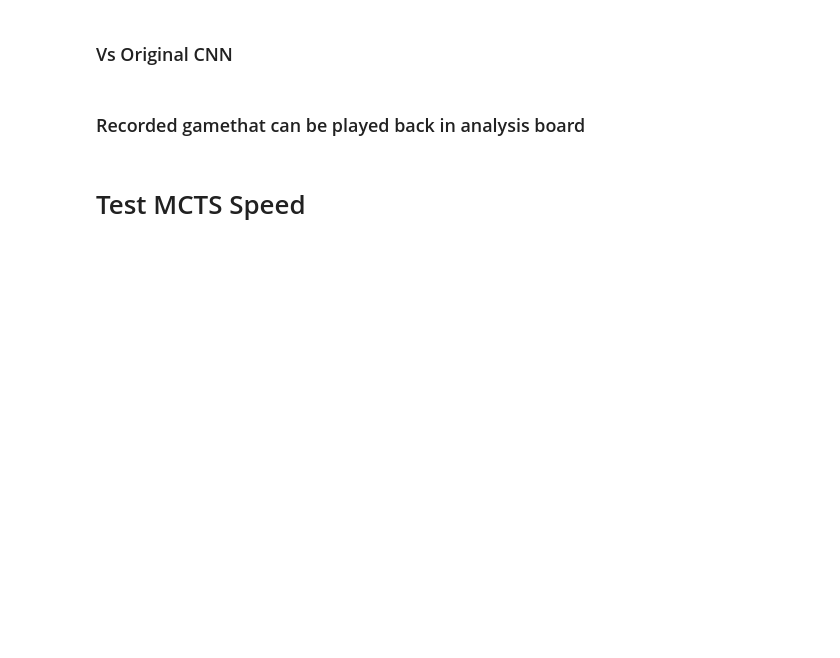
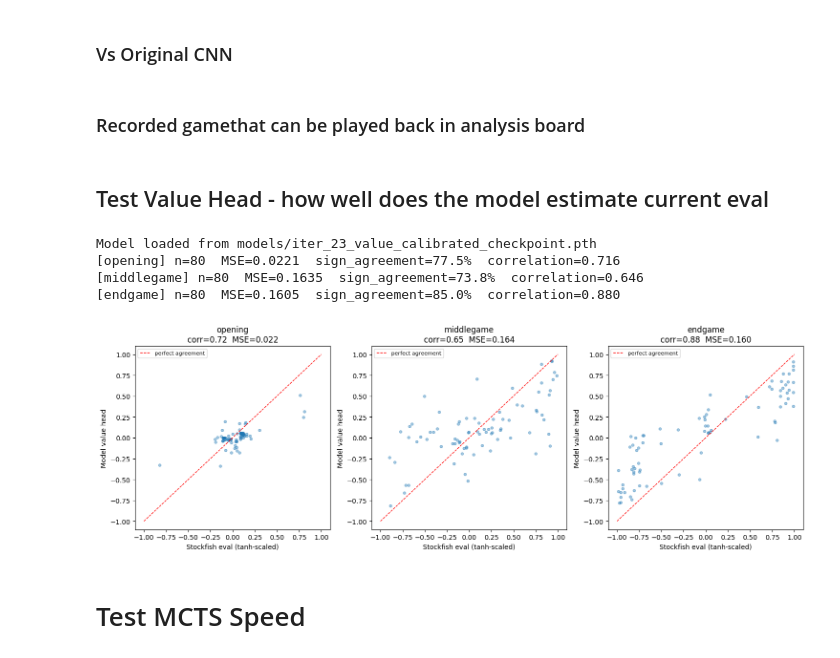
Before and after one commit to jordi-lete/Chess-AI, a Jupyter notebook: predict.ipynb, the cells around one changed output. Saved outputs shown, nothing was run; the diff lists cells and outputs as text; code cells hidden in the pictures; blank space fills up the shorter version.

Commit message:
add tests for value head

```diff
--- a/predict.ipynb
+++ b/predict.ipynb
@@ -27,8 +27,8 @@ class IterationMetrics:
 all_metrics: List[IterationMetrics] = []
 # %%
 model, device = RL_utils.load_resnet_model('models/value_calibrated_checkpoint.pth')
-# checkpoint = torch.load('models/rlmodel_buffer_iter9.pth', map_location=device, weights_only=False)
-# model.load_state_dict(checkpoint['model_state_dict'])
+checkpoint = torch.load('models/rlmodel_buffer_iter18.pth', map_location=device, weights_only=False)
+model.load_state_dict(checkpoint['model_state_dict'])
 model.eval()
 
 # cnn_model, device = RL_utils.load_resnet_model('models/CNN_ResNet.pth', input_channels=19)
@@ -169,8 +169,8 @@ def play_vs_stockfish(model, device, stockfish_path, num_games=40, stockfish_elo
     print(f"\nResults: {results}")
     return results
 # %%
-model, device = RL_utils.load_resnet_model('models/value_calibrated_checkpoint.pth')
-model.eval()
+# model, device = RL_utils.load_resnet_model('models/value_calibrated_checkpoint.pth')
+# model.eval()
 results = play_vs_stockfish(model, device, stockfish_path='models/stockfish/stockfish-ubuntu-x86-64-avx2', num_games=50, stockfish_elo=1320)
 # %%
 import stockfish_utils
@@ -458,6 +458,22 @@ result, records, pgn = play_annotated_game(
 #     play_annotated_game(model, cnn_model, device,
 #                         rl_is_white=(game_num % 2 == 0),
 #                         num_simulations=100)
+# %% [markdown]
+## Test Value Head - how well does the model estimate current eval
+# %%
+import RL_utils
+
+model, device = RL_utils.load_resnet_model('models/iter_23_value_calibrated_checkpoint.pth')
+phases = RL_utils.sample_positions_by_phase("games/lichess_db_standard_rated_2026-04.pgn", n_per_phase=80)
+results = RL_utils.compare_value_head_to_stockfish(model, device, phases,
+    'models/stockfish/stockfish-ubuntu-x86-64-avx2', depth=12)
+RL_utils.plot_value_comparison(results)
+# %% [output]
+Model loaded from models/iter_23_value_calibrated_checkpoint.pth
+[opening] n=80  MSE=0.0221  sign_agreement=77.5%  correlation=0.716
+[middlegame] n=80  MSE=0.1635  sign_agreement=73.8%  correlation=0.646
+[endgame] n=80  MSE=0.1605  sign_agreement=85.0%  correlation=0.880
+[figure, added]
 # %% [markdown]
 # Test MCTS Speed
 # %%
```
Also changed, not shown: 1 other file.
